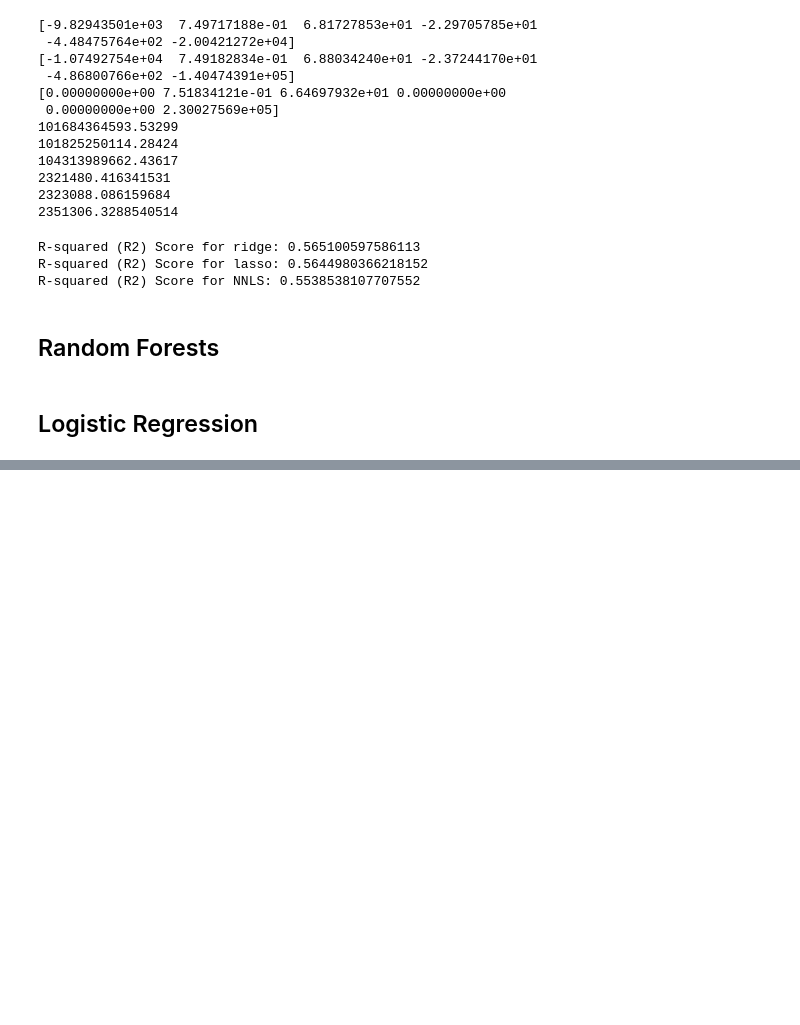
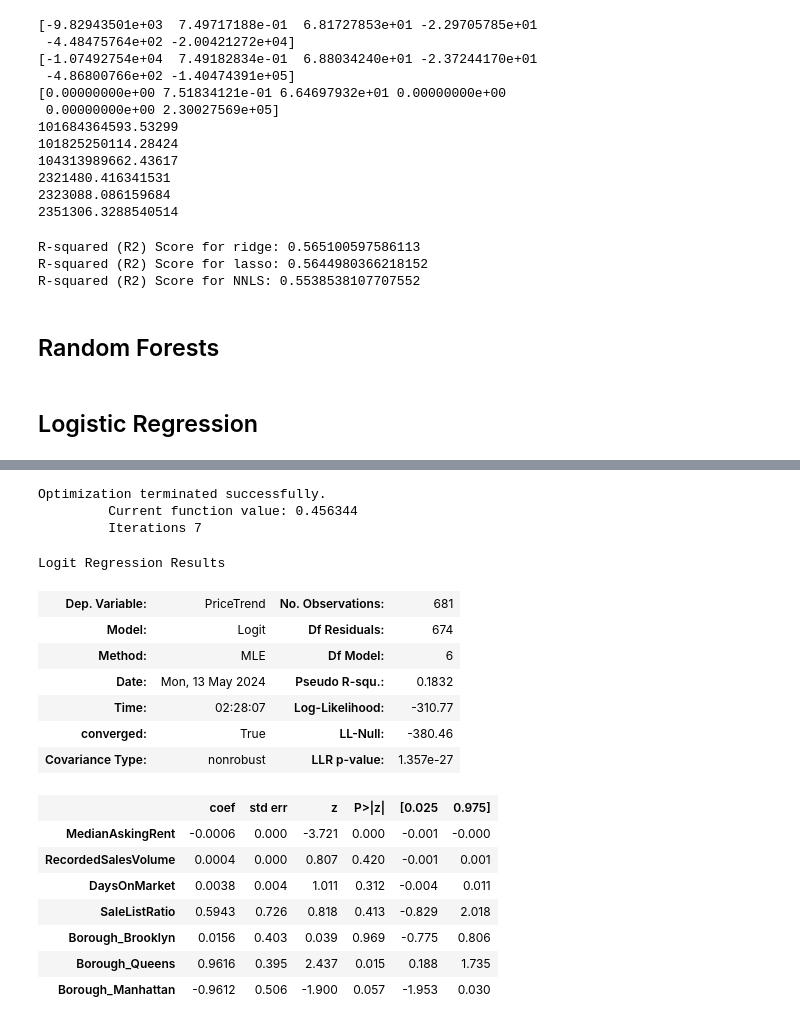
Before and after one commit to srace11/Orie4741Project, a Jupyter notebook: Orie4741Project.ipynb, the cells around one changed output, grey strips where cells are left out. Saved outputs shown, nothing was run; the diff lists cells and outputs as text; code cells hidden in the pictures; blank space fills up the shorter version.

Commit message:
Add files via upload
Model Implementations

```diff
--- a/Orie4741Project.ipynb
+++ b/Orie4741Project.ipynb
@@ -724,0 +745,31 @@ Improvements: More data could help. Bootstrap? Average datasets over different t
+# %%
+X_with_constant = sm.add_constant(combined_df)
+
+#Features of interest for logistic regression model
+selected_cols = ['MedianAskingRent', 'RecordedSalesVolume','DaysOnMarket','SaleListRatio', 'Borough_Brooklyn', 'Borough_Queens', 'Borough_Manhattan']
+X_with_constant = X_with_constant[selected_cols]
+y = combined_df['PriceTrend']
+y_encoded = y.replace({'Below Ask': 0, 'Above Ask': 1})
+
+sm_model = sm.Logit(y_encoded, X_with_constant).fit(maxiter=100)
+sm_model.summary()
+# %% [output]
+Optimization terminated successfully.
+         Current function value: 0.456344
+         Iterations 7
+Logit Regression Results
+| Dep. Variable: | PriceTrend | No. Observations: | 681 |
+| Model: | Logit | Df Residuals: | 674 |
+| Method: | MLE | Df Model: | 6 |
+| Date: | Mon, 13 May 2024 | Pseudo R-squ.: | 0.1832 |
+| Time: | 02:28:07 | Log-Likelihood: | -310.77 |
+| converged: | True | LL-Null: | -380.46 |
+| Covariance Type: | nonrobust | LLR p-value: | 1.357e-27 |
+|  | coef | std err | z | P>|z| | [0.025 | 0.975] |
+| MedianAskingRent | -0.0006 | 0.000 | -3.721 | 0.000 | -0.001 | -0.000 |
+| RecordedSalesVolume | 0.0004 | 0.000 | 0.807 | 0.420 | -0.001 | 0.001 |
+| DaysOnMarket | 0.0038 | 0.004 | 1.011 | 0.312 | -0.004 | 0.011 |
+| SaleListRatio | 0.5943 | 0.726 | 0.818 | 0.413 | -0.829 | 2.018 |
+| Borough_Brooklyn | 0.0156 | 0.403 | 0.039 | 0.969 | -0.775 | 0.806 |
+| Borough_Queens | 0.9616 | 0.395 | 2.437 | 0.015 | 0.188 | 1.735 |
+| Borough_Manhattan | -0.9612 | 0.506 | -1.900 | 0.057 | -1.953 | 0.030 |
```
Also changed, not shown: parts of 6 cells of this notebook.
